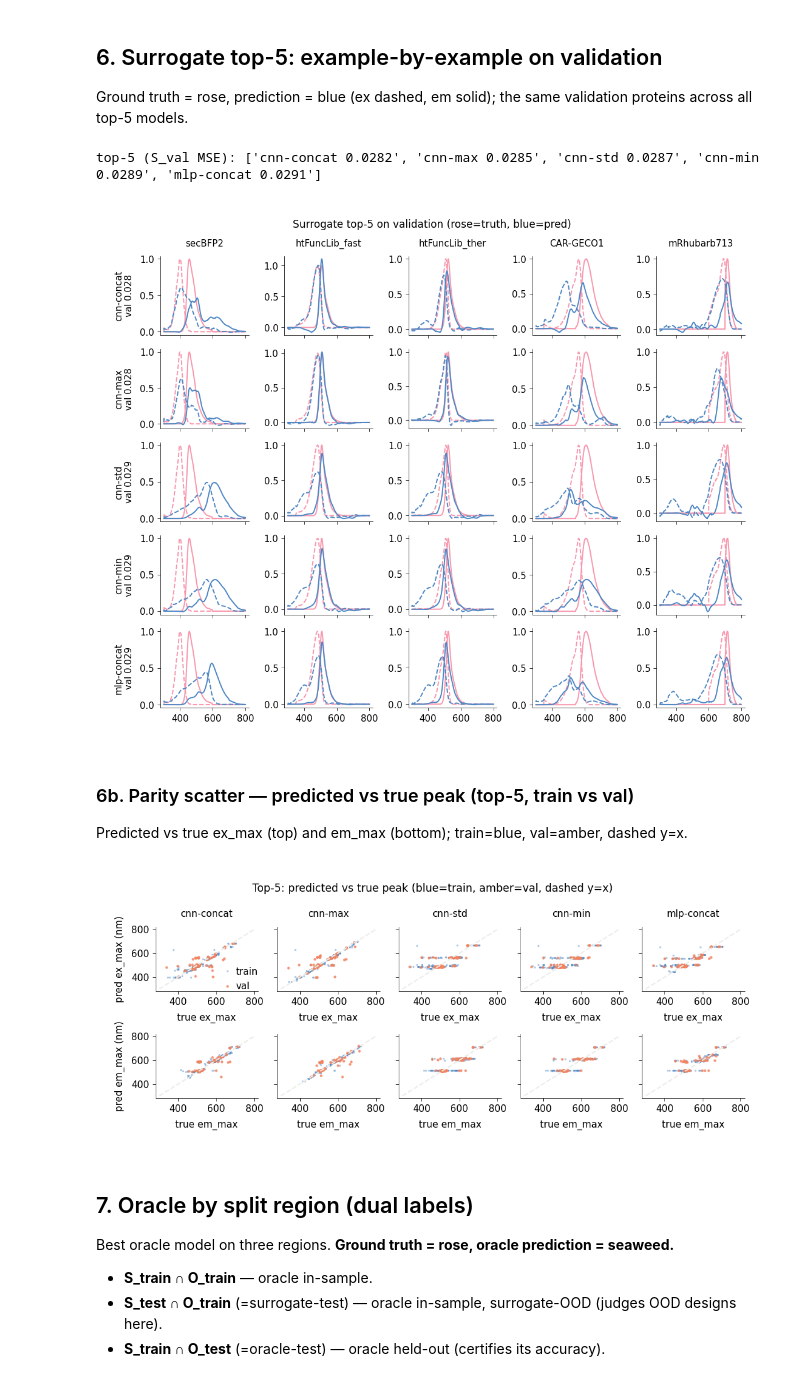
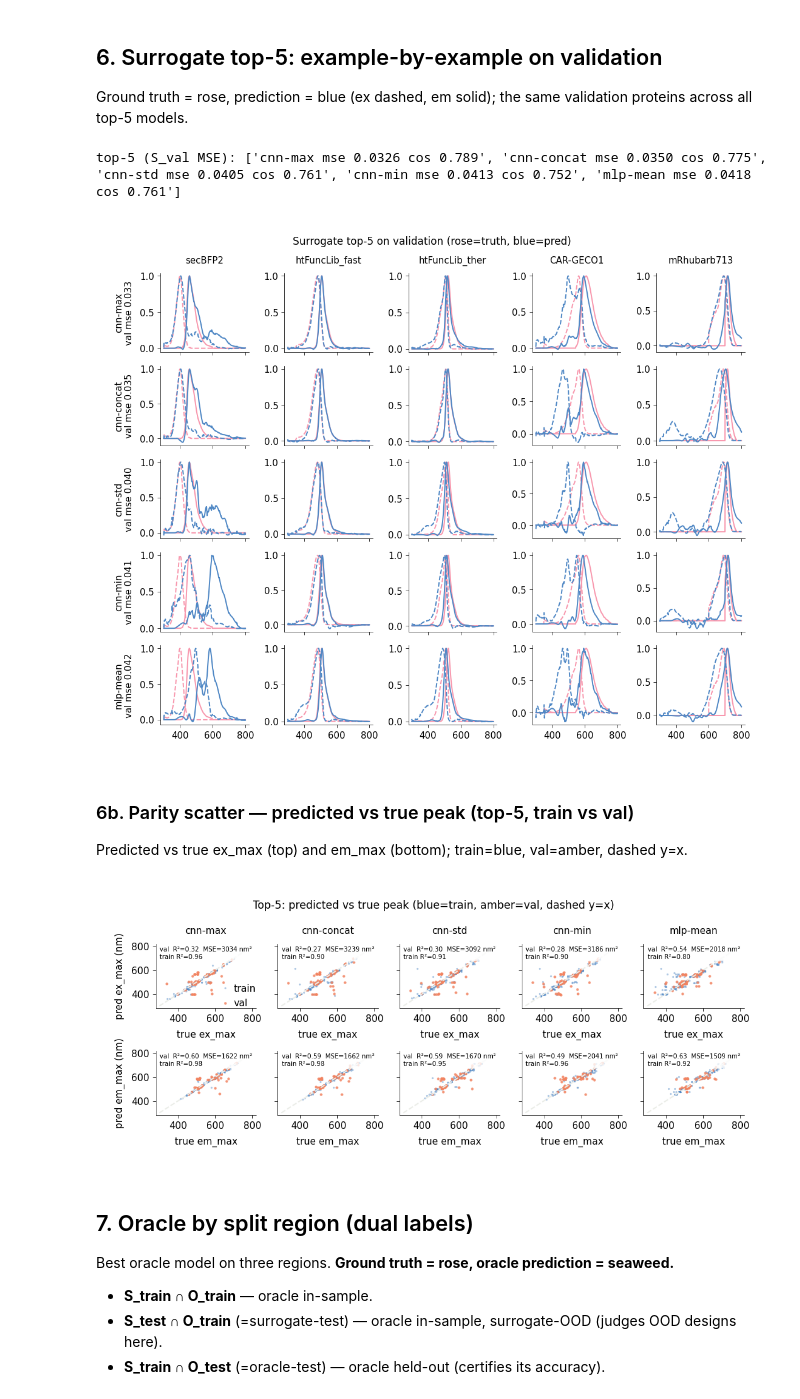
Before and after one commit to Arcadia-Science/FPguide, a Jupyter notebook: design/surrogate_model_design_dual.ipynb, the cells around one changed output. Cells and saved outputs as stored; diff of their text form; code cells hidden in the pictures.

```diff
--- a/design/surrogate_model_design_dual.ipynb
+++ b/design/surrogate_model_design_dual.ipynb
@@ -121,17 +170,16 @@ budget (CNN, out=PCA): 1,008,416
 # %%
 def run(dsname, IDX):
     pca=PCA(PCA_N, random_state=0).fit(Y[IDX["train"]])
-    Ycoef_t=torch.tensor(pca.transform(Y), dtype=torch.float32, device=dev)
     print(f"=== {dsname} dataset === (PCA {PCA_N} comps, EVR {pca.explained_variance_ratio_.sum():.3f})")
     table=[]
     for spec in MODELS:
-        met,cached,path=get_or_train(spec, dsname, IDX["train"], IDX["val"], IDX["test"], pca, Ycoef_t)
+        met,cached,path=get_or_train(spec, dsname, IDX["train"], IDX["val"], IDX["test"], pca)
         table.append((spec,met,path))
         print(f"  {spec['sid']:11s} {'(cached)' if cached else '(trained)'} | "
-              f"train {met['train']['mse']:.5f} | val {met['val']['mse']:.5f} em {met['val']['em_mae']:4.1f} | "
-              f"test {met['test']['mse']:.5f} em {met['test']['em_mae']:4.1f}")
-    best=min(table, key=lambda t: t[1]["val"]["mse"])
-    print(f"  -> best by val: {best[0]['sid']} ({best[1]['val']['mse']:.5f})")
+              f"train cos {met['train']['cos']:.3f} | val cos {met['val']['cos']:.3f} mse {met['val']['mse']:.5f} em {met['val']['em_mae']:4.1f} | "
+              f"test cos {met['test']['cos']:.3f} mse {met['test']['mse']:.5f} em {met['test']['em_mae']:4.1f}")
+    best=min(table, key=lambda t: t[1]["val"]["mse"])         # select by val MSE (cosine is reported but not used to rank)
+    print(f"  -> best by val mse: {best[0]['sid']} (mse {best[1]['val']['mse']:.5f}, cos {best[1]['val']['cos']:.3f})")
     return table, best, pca
 
 surr_table, surr_best, surr_pca = run("surr", SIDX)
@@ -192,48 +244,55 @@ def span(idx,k):
     return order[np.linspace(0,len(order)-1,min(k,len(order))).astype(int)]
 K=5
 top5=sorted(surr_table, key=lambda t: t[1]["val"]["mse"])[:5]
-print("top-5 (S_val MSE):", [f"{t[0]['sid']} {t[1]['val']['mse']:.4f}" for t in top5])
+print("top-5 (S_val MSE):", [f"{t[0]['sid']} mse {t[1]['val']['mse']:.4f} cos {t[1]['val']['cos']:.3f}" for t in top5])
 vex=span(SIDX["val"], K)
 if HAVE_PLT:
     fig,axes=plt.subplots(len(top5),K,figsize=(3*K,2.4*len(top5)),sharex=True)
     for r,(spec,met,path) in enumerate(top5):
-        net,_=fpm.load_model(path,dev,out=PCA_N); P=predict_spectrum(net,vex,surr_pca)
+        net,_=load_wrapped(path,surr_pca); P=predict_spectrum(net,vex)
         for c,i in enumerate(vex):
             a=axes[r,c]
             a.plot(grid,Y[i,:G],color=apc.rose,ls="--"); a.plot(grid,Y[i,G:],color=apc.rose,ls="-")
             a.plot(grid,P[c,:G],color=apc.aegean,ls="--"); a.plot(grid,P[c,G:],color=apc.aegean,ls="-")
             if r==0: a.set_title(rows[i]["name"][:14])
-            if c==0: a.set_ylabel(f"{spec['sid']}\nval {met['val']['mse']:.3f}")
+            if c==0: a.set_ylabel(f"{spec['sid']}\nval mse {met['val']['mse']:.3f}")
     plt.suptitle("Surrogate top-5 on validation (rose=truth, blue=pred)"); plt.tight_layout(); plt.show()
 # %% [output]
-top-5 (S_val MSE): ['cnn-concat 0.0282', 'cnn-max 0.0285', 'cnn-std 0.0287', 'cnn-min 0.0289', 'mlp-concat 0.0291']
+top-5 (S_val MSE): ['cnn-max mse 0.0326 cos 0.789', 'cnn-concat mse 0.0350 cos 0.775', 'cnn-std mse 0.0405 cos 0.761', 'cnn-min mse 0.0413 cos 0.752', 'mlp-mean mse 0.0418 cos 0.761']
-[figure, old version]
+[figure, new version]
 # %% [markdown]
 ### 6b. Parity scatter — predicted vs true peak (top-5, train vs val)
 
 Predicted vs true ex_max (top) and em_max (bottom); train=blue, val=amber, dashed y=x.
 # %%
-def pred_peaks(net, idx, pca):
-    P=predict_spectrum(net, idx, pca); return grid[np.argmax(P[:,:G],1)], grid[np.argmax(P[:,G:],1)]
+def pred_peaks(net, idx, pca=None):
+    P=predict_spectrum(net, idx); return grid[np.argmax(P[:,:G],1)], grid[np.argmax(P[:,G:],1)]
+def _r2(t,p):
+    t=np.asarray(t,float); p=np.asarray(p,float); ss=((t-t.mean())**2).sum()
+    return 1-((t-p)**2).sum()/ss if ss>0 else float("nan")
 if HAVE_PLT:
     lo,hi=float(grid[0]),float(grid[-1])
     fig,axes=plt.subplots(2,len(top5),figsize=(2.9*len(top5),5.8),sharex='row',sharey='row')
     for c,(spec,met,path) in enumerate(top5):
-        net,_=fpm.load_model(path,dev,out=PCA_N)
-        ex_tr,em_tr=pred_peaks(net,SIDX["train"],surr_pca); ex_va,em_va=pred_peaks(net,SIDX["val"],surr_pca)
+        net,_=load_wrapped(path,surr_pca)
+        ex_tr,em_tr=pred_peaks(net,SIDX["train"]); ex_va,em_va=pred_peaks(net,SIDX["val"])
         for row,(tt,pt,tv,pv,lab) in enumerate([
             (EXM[SIDX["train"]],ex_tr,EXM[SIDX["val"]],ex_va,"ex_max"),
             (EMM[SIDX["train"]],em_tr,EMM[SIDX["val"]],em_va,"em_max")]):
             a=axes[row,c]; a.plot([lo,hi],[lo,hi],ls="--",color=apc.gray)
             a.scatter(tt,pt,s=10,color=apc.aegean,alpha=0.45,label="train")
             a.scatter(tv,pv,s=18,color=apc.amber,alpha=0.85,label="val")
+            msev=float(np.mean((np.asarray(pv)-np.asarray(tv))**2))                  # val peak MSE (nm^2)
+            a.text(0.04,0.96, f"val  R²={_r2(tv,pv):.2f}  MSE={msev:.0f} nm²\ntrain R²={_r2(tt,pt):.2f}",
+                   transform=a.transAxes, va="top", ha="left", fontsize=10,
+                   bbox=dict(boxstyle="round,pad=0.2", fc="white", ec="none", alpha=0.8))
             if row==0: a.set_title(spec["sid"])
             if c==0: a.set_ylabel(f"pred {lab} (nm)")
             a.set_xlabel(f"true {lab}")
     axes[0,0].legend(loc="lower right")
     plt.suptitle("Top-5: predicted vs true peak (blue=train, amber=val, dashed y=x)"); plt.tight_layout(); plt.show()
 # %% [output]
-[figure, old version]
+[figure, new version]
 # %% [markdown]
 ## 7. Oracle by split region (dual labels)
 
```
Also changed, not shown: parts of 6 cells of this notebook, 27 other files.
